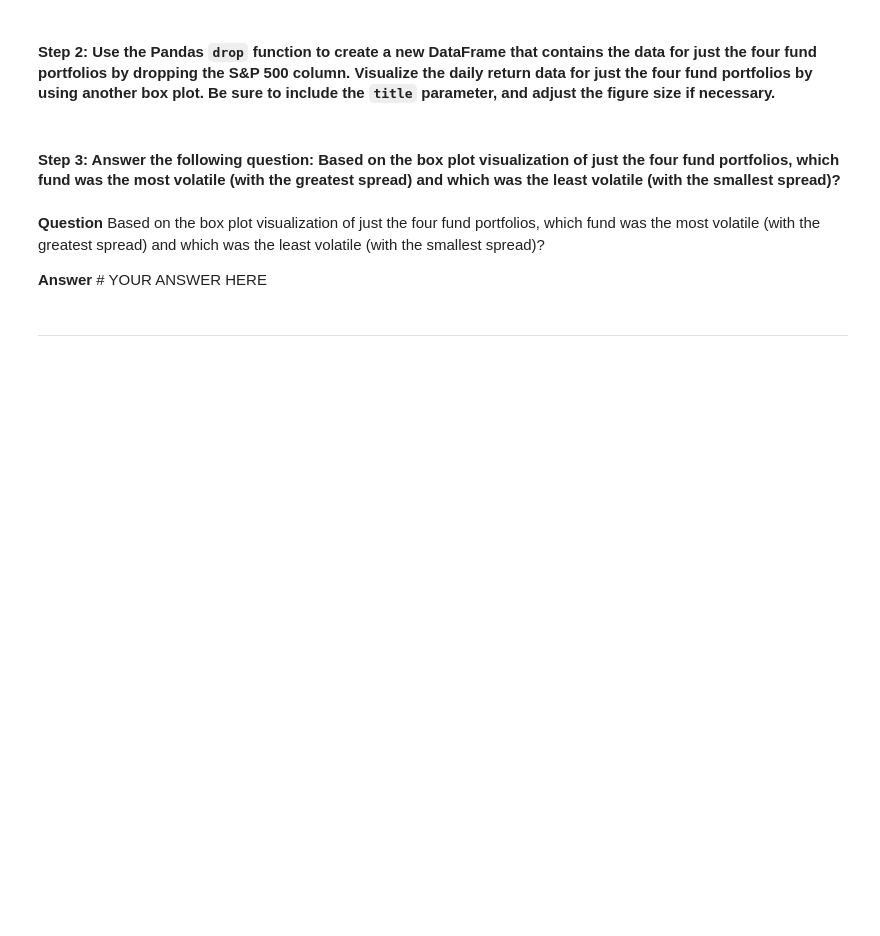
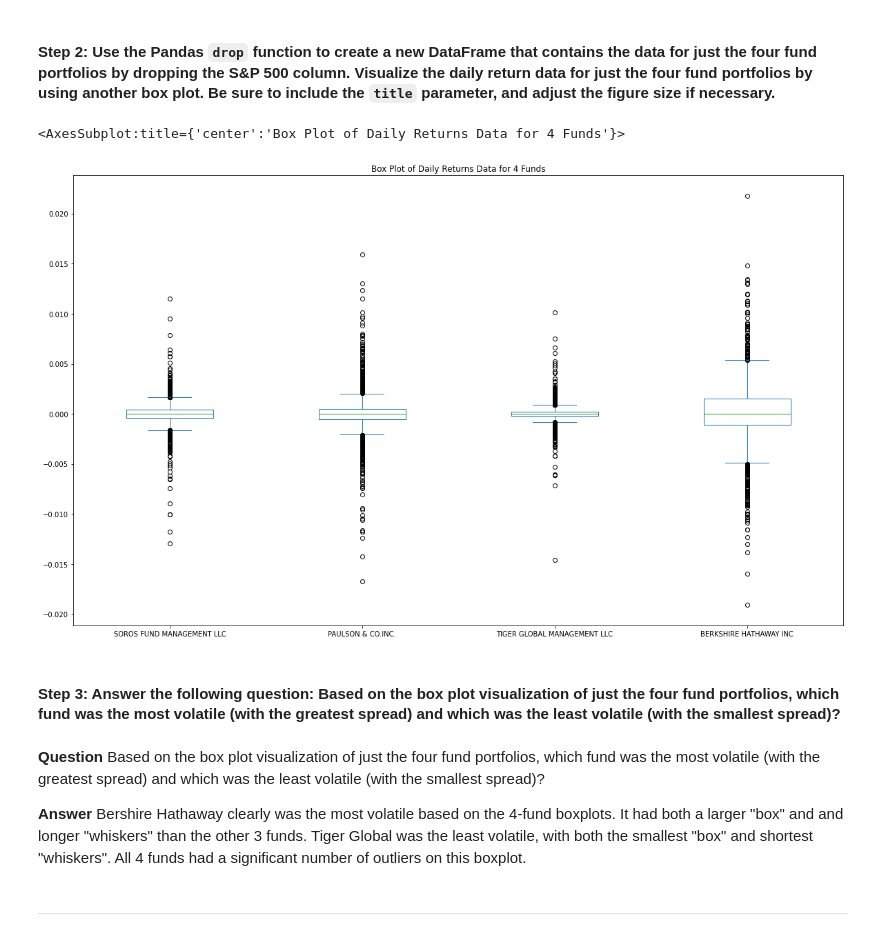
Before and after one commit to jasonbucks/Module_4, a Jupyter notebook: risk_return_analysis.ipynb, the cells around one changed output. Drawn from its saved outputs; the diff is of its cells as text; code cells hidden in the pictures; blank space fills up the shorter version.

```diff
--- a/risk_return_analysis.ipynb
+++ b/risk_return_analysis.ipynb
@@ -219,14 +224,18 @@ Analyze the volatility of each of the four fund portfolios and of the S&P 500 In
 # %%
 # Create a new DataFrame containing only the 4 fund portfolios by dropping the S&P 500 column from the DataFrame
 # Create box plots to reflect the return data for only the 4 fund portfolios
 # Include a title parameter and adjust the figure size
-# YOUR CODE HERE
+daily_returns_funds_only_df = daily_returns_df.drop(columns=['S&P 500'])
+daily_returns_funds_only_df.plot.box(figsize=(20, 12), title="Box Plot of Daily Returns Data for 4 Funds")
+# %% [output]
+<AxesSubplot:title={'center':'Box Plot of Daily Returns Data for 4 Funds'}>
+[figure, added]
 # %% [markdown]
 #### Step 3: Answer the following question: Based on the box plot visualization of just the four fund portfolios, which fund was the most volatile (with the greatest spread) and which was the least volatile (with the smallest spread)?
 # %% [markdown]
 **Question** Based on the box plot visualization of just the four fund portfolios, which fund was the most volatile (with the greatest spread) and which was the least volatile (with the smallest spread)?
 
-**Answer** # YOUR ANSWER HERE
+**Answer** Bershire Hathaway clearly was the most volatile based on the 4-fund boxplots.  It had both a larger "box" and and longer "whiskers" than the other 3 funds.  Tiger Global was the least volatile, with both the smallest "box" and shortest "whiskers".  All 4 funds had a significant number of outliers on this boxplot.
 # %% [markdown]
 ---
 # %% [markdown]
```
Also changed, not shown: parts of 2 cells of this notebook.
